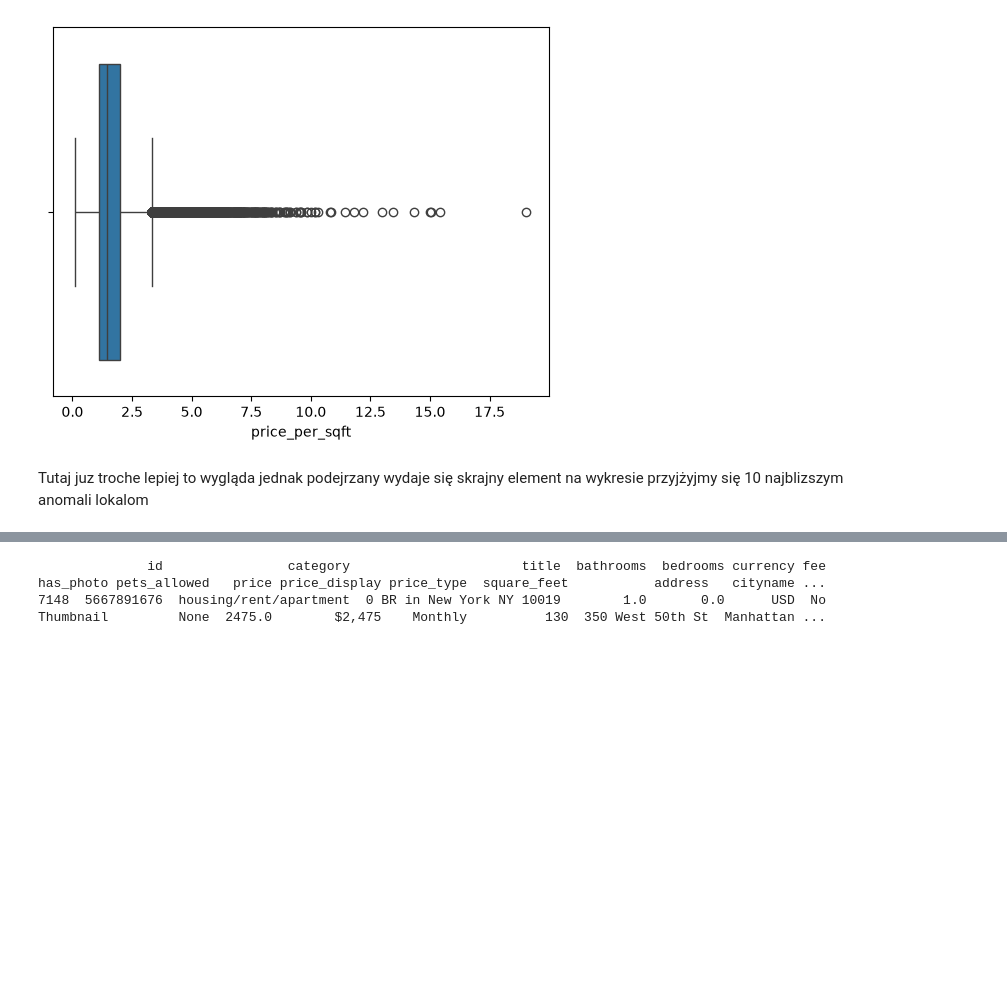
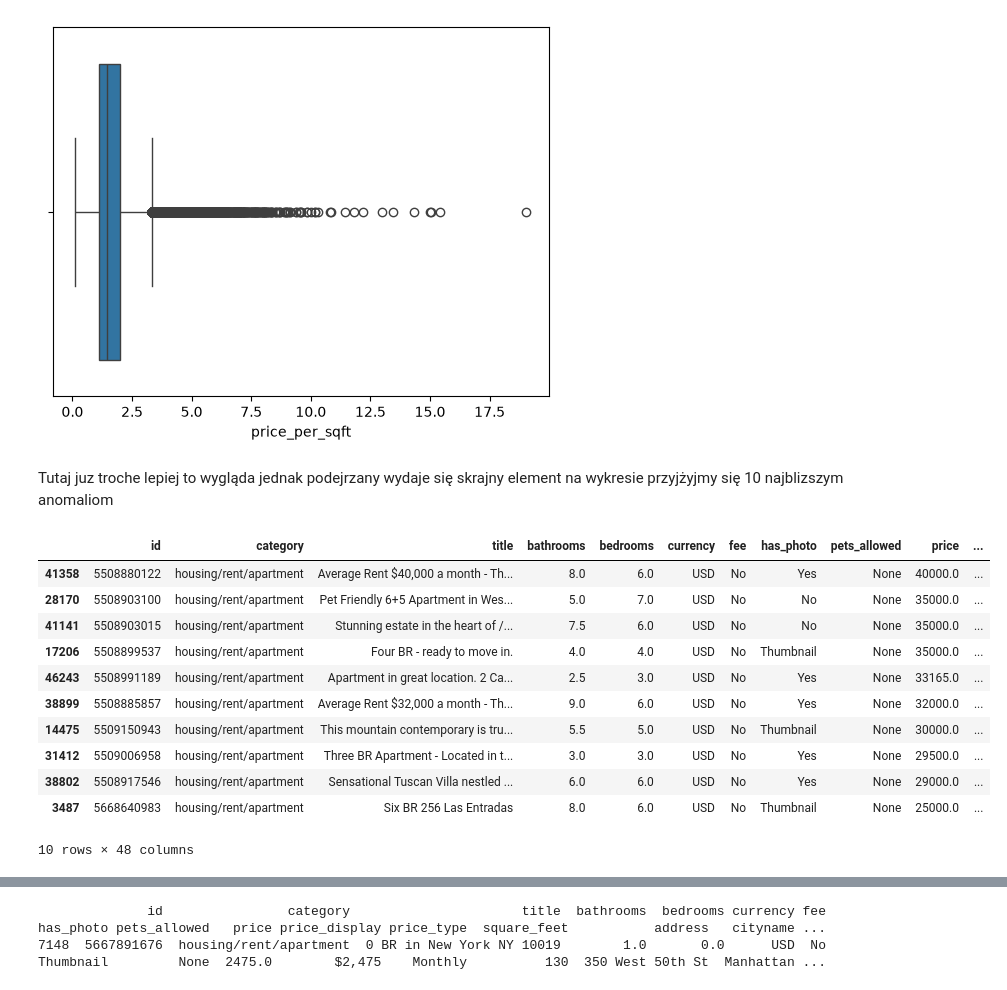
Before and after one commit to michalinahinc/Kurs_Analiza, a Jupyter notebook: Czysczenie_danych_wersja_filipa.ipynb, the cells around one changed output, grey strips where cells are left out. Drawn from its saved outputs; the diff is of its cells as text; code cells hidden in the pictures; blank space fills up the shorter version.

```diff
--- a/Czysczenie_danych_wersja_filipa.ipynb
+++ b/Czysczenie_danych_wersja_filipa.ipynb
@@ -375,4 +335,20 @@ py.show()
 # %% [output]
 [figure]
 # %% [markdown]
-Tutaj juz troche lepiej to wygląda jednak podejrzany wydaje się skrajny element na wykresie przyjżyjmy się 10 najblizszym anomali lokalom
+Tutaj juz troche lepiej to wygląda jednak podejrzany wydaje się skrajny element na wykresie przyjżyjmy się 10 najblizszym anomaliom
+# %%
+df_apartments['price']
+df_apartments.sort_values(by='price', ascending=False).head(10)
+# %% [output]
+|  | id | category | title | bathrooms | bedrooms | currency | fee | has_photo | pets_allowed | price | ... |
+| 41358 | 5508880122 | housing/rent/apartment | Average Rent $40,000 a month - Th... | 8.0 | 6.0 | USD | No | Yes | None | 40000.0 | ... |
+| 28170 | 5508903100 | housing/rent/apartment | Pet Friendly 6+5 Apartment in Wes... | 5.0 | 7.0 | USD | No | No | None | 35000.0 | ... |
+| 41141 | 5508903015 | housing/rent/apartment | Stunning estate in the heart of /... | 7.5 | 6.0 | USD | No | No | None | 35000.0 | ... |
+| 17206 | 5508899537 | housing/rent/apartment | Four BR - ready to move in. | 4.0 | 4.0 | USD | No | Thumbnail | None | 35000.0 | ... |
+| 46243 | 5508991189 | housing/rent/apartment | Apartment in great location. 2 Ca... | 2.5 | 3.0 | USD | No | Yes | None | 33165.0 | ... |
+| 38899 | 5508885857 | housing/rent/apartment | Average Rent $32,000 a month - Th... | 9.0 | 6.0 | USD | No | Yes | None | 32000.0 | ... |
+| 14475 | 5509150943 | housing/rent/apartment | This mountain contemporary is tru... | 5.5 | 5.0 | USD | No | Thumbnail | None | 30000.0 | ... |
+| 31412 | 5509006958 | housing/rent/apartment | Three BR Apartment - Located in t... | 3.0 | 3.0 | USD | No | Yes | None | 29500.0 | ... |
+| 38802 | 5508917546 | housing/rent/apartment | Sensational Tuscan Villa nestled ... | 6.0 | 6.0 | USD | No | Yes | None | 29000.0 | ... |
+| 3487 | 5668640983 | housing/rent/apartment | Six BR 256 Las Entradas | 8.0 | 6.0 | USD | No | Thumbnail | None | 25000.0 | ... |
+10 rows × 48 columns
```
Also changed, not shown: parts of 40 cells of this notebook, 1 other file.
